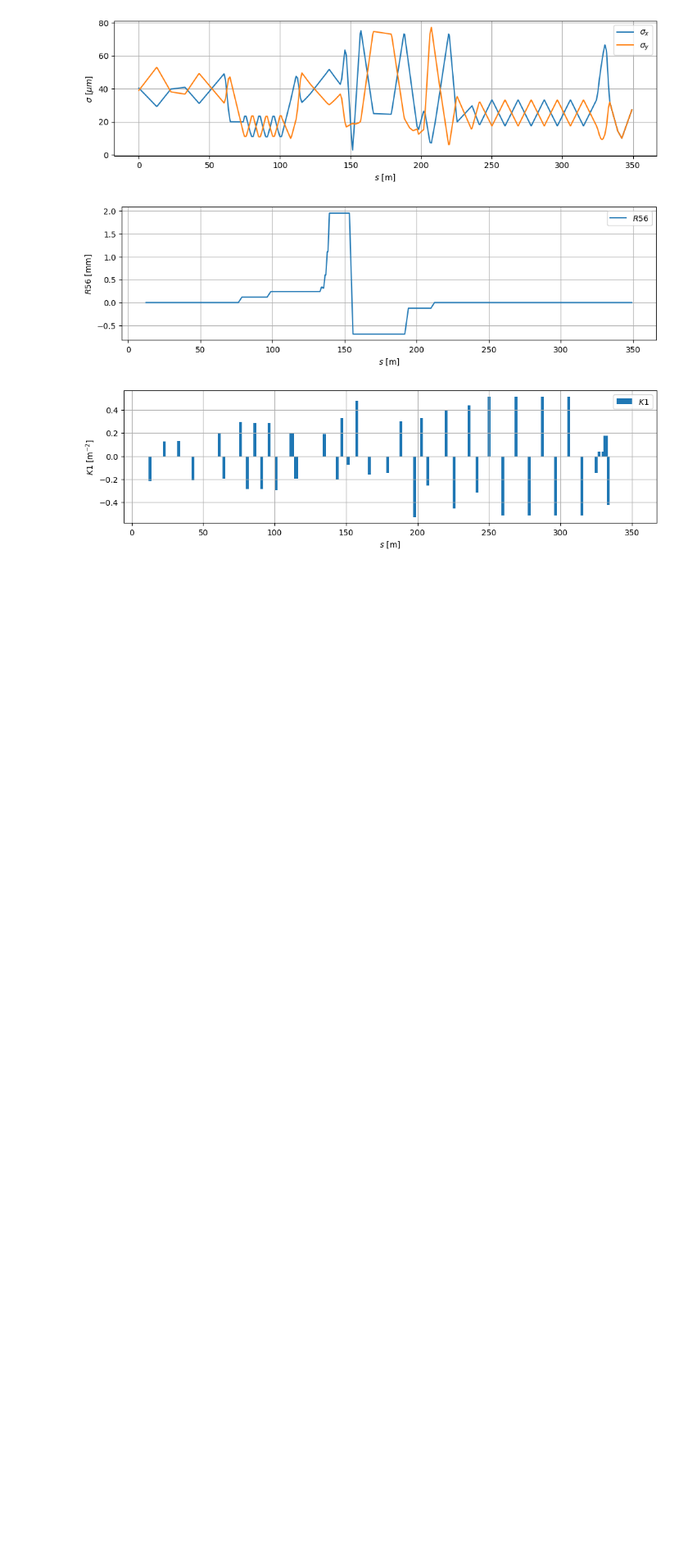
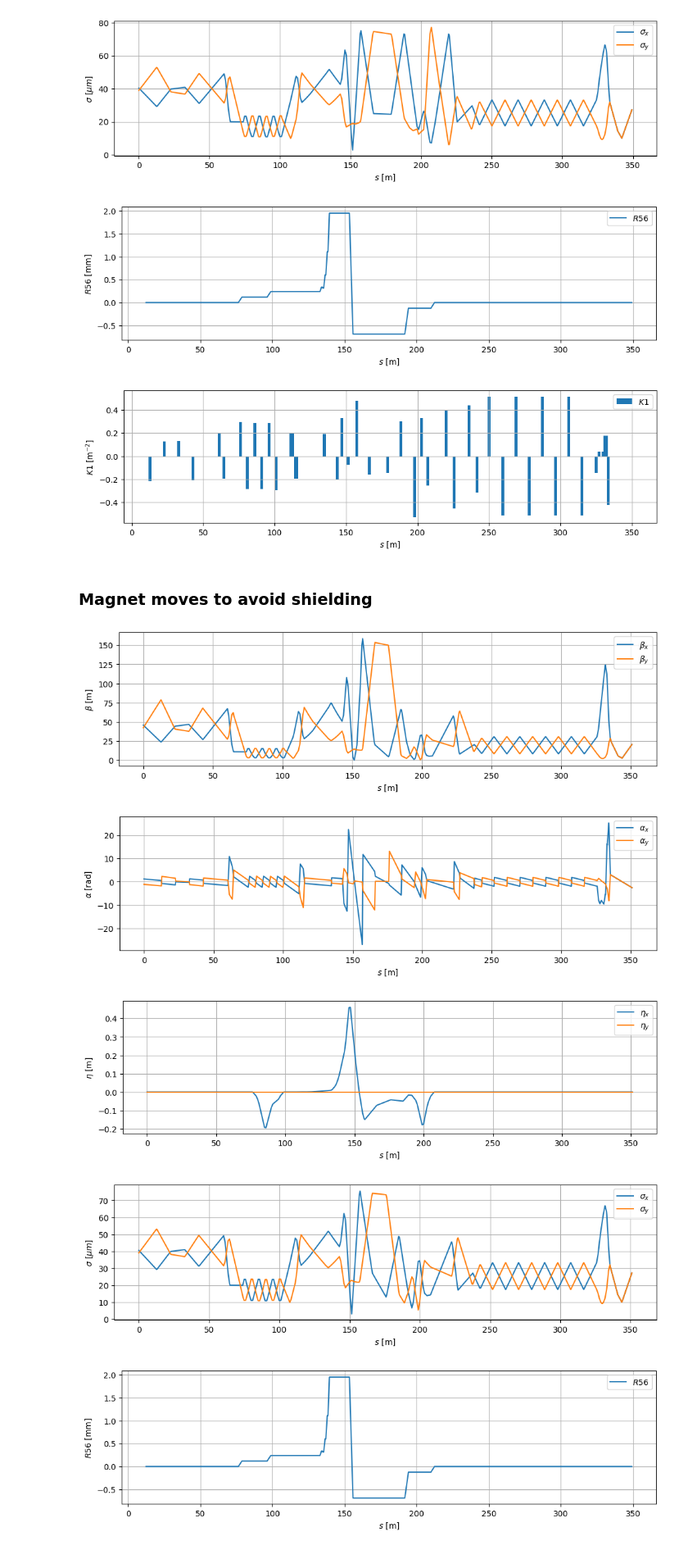
Before and after one commit to stewartboogert/ELBEX, a Jupyter notebook: 2_Ocelot/notebook.ipynb, the cells around one changed output. Shown at 82% size. Cells and saved outputs as stored; diff of their text form; code cells hidden in the pictures; blank space fills up the shorter version.

Commit message:
Magnet moves for shielding

```diff
--- a/2_Ocelot/notebook.ipynb
+++ b/2_Ocelot/notebook.ipynb
@@ -23,3 +23,15 @@ elbex_ocelot.plotAllResults(tws,XTD8)
 [figure]
 [figure]
 [figure]
+# %% [markdown]
+### Magnet moves to avoid shielding
+# %%
+import XTD8_1_shielding_moves
+tws_1_shielding_moves = elbex_ocelot.runOcelot(XTD8_1_shielding_moves)
+elbex_ocelot.plotAllResults(tws_1_shielding_moves,XTD8)
+# %% [output]
+[figure, added]
+[figure, added]
+[figure, added]
+[figure, added]
+[figure, added]
```
Also changed, not shown: parts of 1 cell of this notebook, 8 other files.
